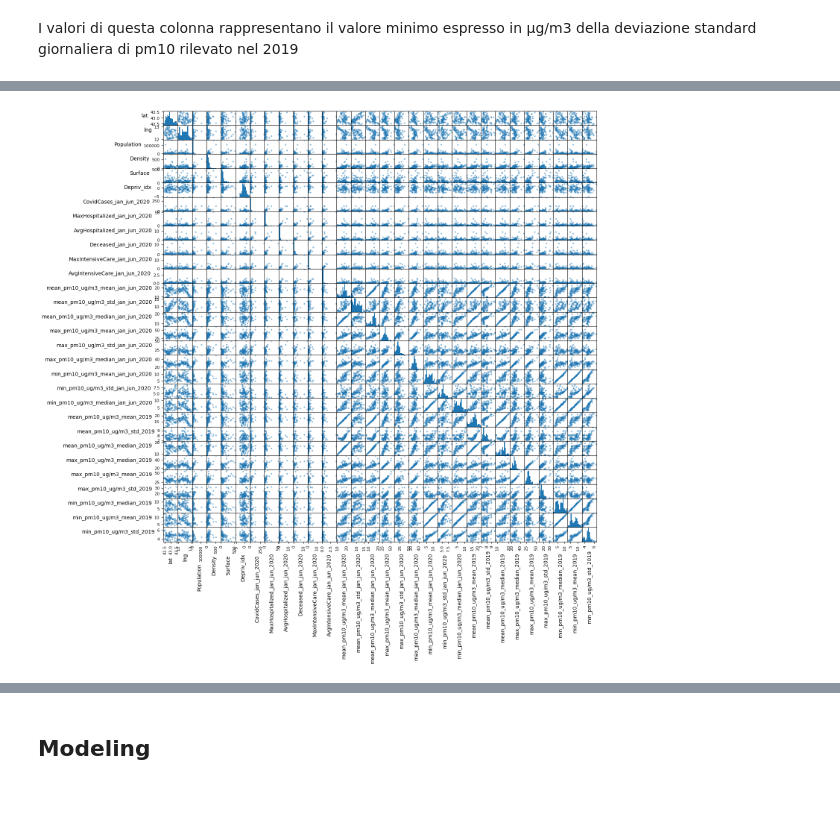
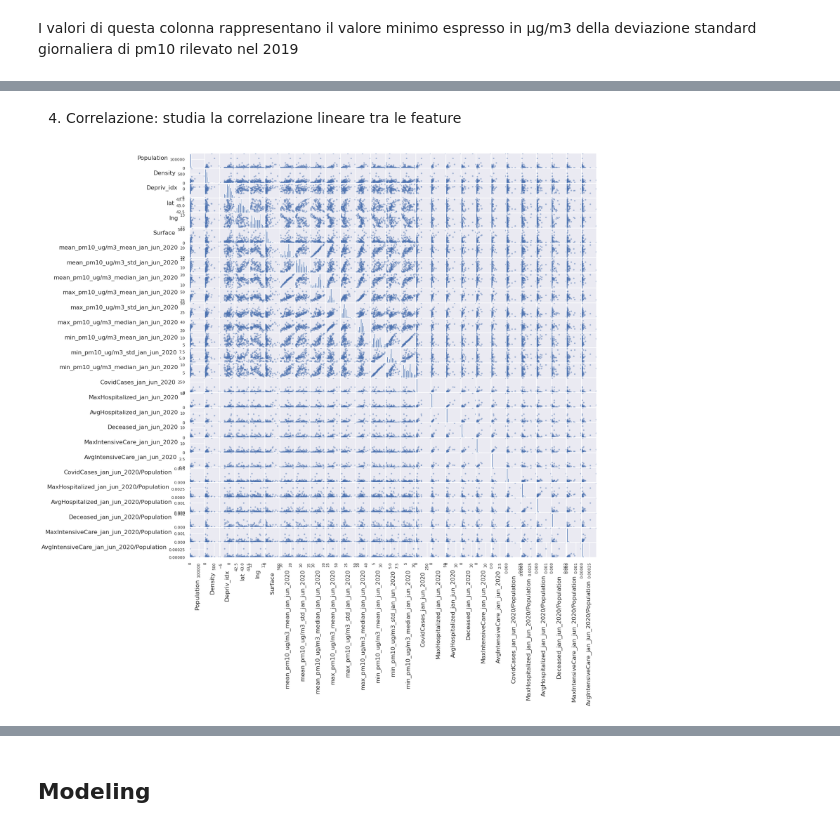
Before and after one commit to nutc22/ml-covid-pollution, a Jupyter notebook: exam.ipynb, the cells around one changed output, grey strips where cells are left out. Drawn from its saved outputs; the diff is of its cells as text; code cells hidden in the pictures; blank space fills up the shorter version.

Commit message:
import additional library; plots

```diff
--- a/exam.ipynb
+++ b/exam.ipynb
@@ -147,0 +146,5 @@ df.drop(
+# %%
+df.drop(
+    columns=[col_name for col_name in df.columns if col_name.endswith(".1")],
+    inplace=True
+)
@@ -152 +155,3 @@ Visto che il periodo di casi covid preso in esame è gennaio/giugno 2019, si dec
+# %%
+df=df.drop([col_name for col_name in df.columns if col_name.endswith("2019")], axis=1)
 # %% [markdown]
@@ -175,0 +232,2 @@ df["min_pm10_ug/m3_std_2019"].hist(bins=30, figsize=(9,9), xlabelsize=10)
+# %%
+df=df[demography_cols+geography_cols+pollution_cols+empidemiology_cols]
@@ -175,0 +397,28 @@ df["min_pm10_ug/m3_std_2019"].hist(bins=30, figsize=(9,9), xlabelsize=10)
+# %%
+corr_df=df.drop(["Zone", "City"],axis=1)
+
+corr=corr_df.corr()
+w=corr_df.shape[1]
+sns.set (rc = {'figure.figsize':(9, 7)})
+mask = np.full(
+    (w,w),
+    False
+)
+
+epidemiology_indexes=[corr_df.columns.get_loc(var_name) for var_name in empidemiology_cols]
+for i in epidemiology_indexes:
+    mask[i, epidemiology_indexes] = True
+    mask[epidemiology_indexes, i] = True
+
+pollution_indexes=[corr_df.columns.get_loc(var_name) for var_name in pollution_cols]
+for i in pollution_indexes:
+    mask[i, pollution_indexes] = True
+    mask[pollution_indexes, i] = True
+
+ax = sns.heatmap(
+    corr,
+    mask=mask
+)
+
+# displaying heatmap
+plt.show()
@@ -176,16 +427,15 @@ df["min_pm10_ug/m3_std_2019"].hist(bins=30, figsize=(9,9), xlabelsize=10)
+# %% [markdown]
+4. Correlazione: studia la correlazione lineare tra le feature
 # %%
-df_2019=df.drop([col_name for col_name in df.columns if col_name.endswith("2020")], axis=1)
-df_2020=df.drop([col_name for col_name in df.columns if col_name.endswith("2019")], axis=1)
-
 axes = pd.plotting.scatter_matrix(
     df.drop(["City"],axis=1),
     hist_kwds={'bins':15},
     figsize=(15,15)
 )
 
 for ax in axes.flatten():
     ax.xaxis.label.set_rotation(90)
     ax.yaxis.label.set_rotation(0)
     ax.yaxis.label.set_ha('right')
 # %% [output]
-[figure, old version]
+[figure, new version]
```
Also changed, not shown: parts of 77 cells of this notebook, 3 other files.
